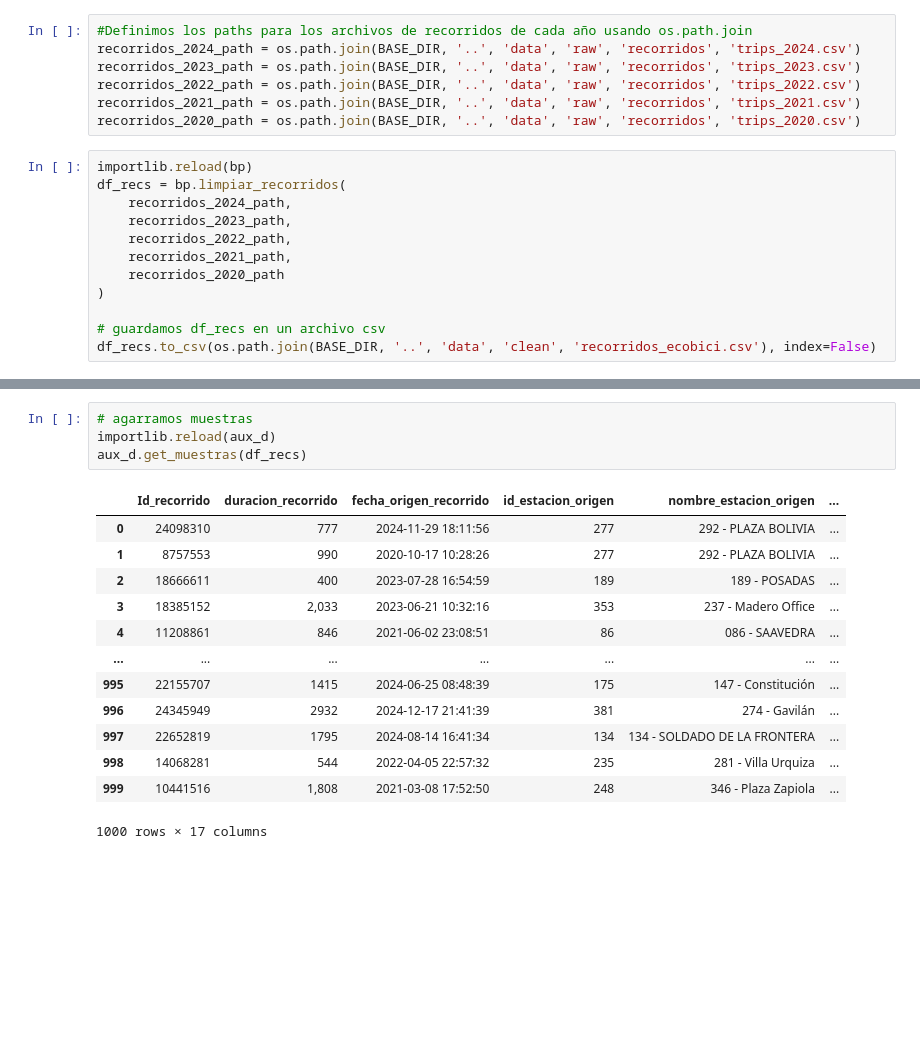
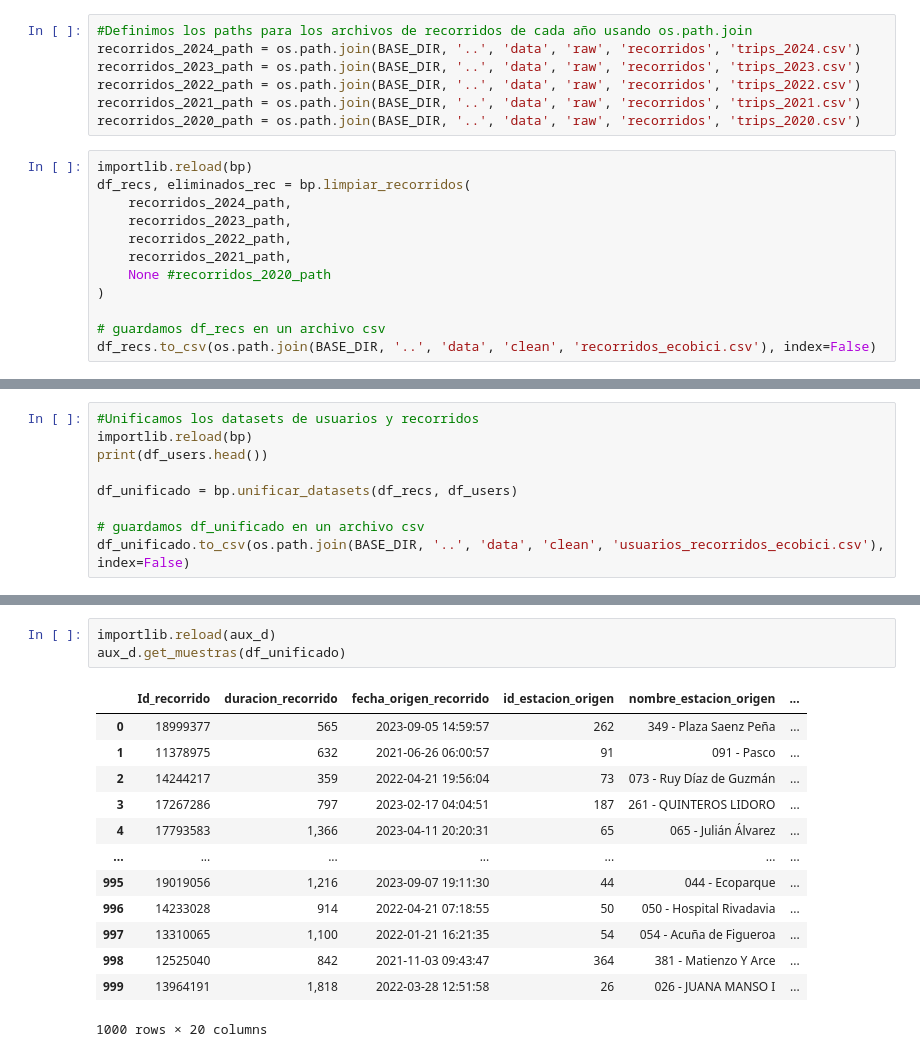
Before and after one commit to castaisa/BA_BICIS_MyC, a Jupyter notebook: src_data/Data_preprocessing.ipynb, the cells around one changed output, grey strips where cells are left out. Saved outputs shown, nothing was run; the diff lists cells and outputs as text; blank space fills up the shorter version.

```diff
--- a/src_data/Data_preprocessing.ipynb
+++ b/src_data/Data_preprocessing.ipynb
@@ -52,12 +52,12 @@ recorridos_2021_path = os.path.join(BASE_DIR, '..', 'data', 'raw', 'recorridos',
 recorridos_2020_path = os.path.join(BASE_DIR, '..', 'data', 'raw', 'recorridos', 'trips_2020.csv')
 # %%
 importlib.reload(bp)
-df_recs = bp.limpiar_recorridos(
+df_recs, eliminados_rec = bp.limpiar_recorridos(
     recorridos_2024_path,
     recorridos_2023_path,
     recorridos_2022_path,
     recorridos_2021_path,
-    recorridos_2020_path
+    None #recorridos_2020_path
 )
 
 # guardamos df_recs en un archivo csv
@@ -64,0 +73,9 @@ df_recs.to_csv(os.path.join(BASE_DIR, '..', 'data', 'clean', 'recorridos_ecobici
+# %%
+#Unificamos los datasets de usuarios y recorridos
+importlib.reload(bp)
+print(df_users.head())
+
+df_unificado = bp.unificar_datasets(df_recs, df_users)
+
+# guardamos df_unificado en un archivo csv
+df_unificado.to_csv(os.path.join(BASE_DIR, '..', 'data', 'clean', 'usuarios_recorridos_ecobici.csv'), index=False)
@@ -65,18 +96,17 @@ df_recs.to_csv(os.path.join(BASE_DIR, '..', 'data', 'clean', 'recorridos_ecobici
 # %%
-# agarramos muestras
 importlib.reload(aux_d)
-aux_d.get_muestras(df_recs)
+aux_d.get_muestras(df_unificado)
 # %% [output]
 |  | Id_recorrido | duracion_recorrido | fecha_origen_recorrido | id_estacion_origen | nombre_estacion_origen | ... |
-| 0 | 24098310 | 777 | 2024-11-29 18:11:56 | 277 | 292 - PLAZA BOLIVIA | ... |
-| 1 | 8757553 | 990 | 2020-10-17 10:28:26 | 277 | 292 - PLAZA BOLIVIA | ... |
-| 2 | 18666611 | 400 | 2023-07-28 16:54:59 | 189 | 189 - POSADAS | ... |
-| 3 | 18385152 | 2,033 | 2023-06-21 10:32:16 | 353 | 237 - Madero Office | ... |
-| 4 | 11208861 | 846 | 2021-06-02 23:08:51 | 86 | 086 - SAAVEDRA | ... |
+| 0 | 18999377 | 565 | 2023-09-05 14:59:57 | 262 | 349 - Plaza Saenz Peña | ... |
+| 1 | 11378975 | 632 | 2021-06-26 06:00:57 | 91 | 091 - Pasco | ... |
+| 2 | 14244217 | 359 | 2022-04-21 19:56:04 | 73 | 073 - Ruy Díaz de Guzmán | ... |
+| 3 | 17267286 | 797 | 2023-02-17 04:04:51 | 187 | 261 - QUINTEROS LIDORO | ... |
+| 4 | 17793583 | 1,366 | 2023-04-11 20:20:31 | 65 | 065 - Julián Álvarez | ... |
 | ... | ... | ... | ... | ... | ... | ... |
-| 995 | 22155707 | 1415 | 2024-06-25 08:48:39 | 175 | 147 - Constitución | ... |
-| 996 | 24345949 | 2932 | 2024-12-17 21:41:39 | 381 | 274 - Gavilán | ... |
-| 997 | 22652819 | 1795 | 2024-08-14 16:41:34 | 134 | 134 - SOLDADO DE LA FRONTERA | ... |
-| 998 | 14068281 | 544 | 2022-04-05 22:57:32 | 235 | 281 - Villa Urquiza | ... |
-| 999 | 10441516 | 1,808 | 2021-03-08 17:52:50 | 248 | 346 - Plaza Zapiola | ... |
+| 995 | 19019056 | 1,216 | 2023-09-07 19:11:30 | 44 | 044 - Ecoparque | ... |
+| 996 | 14233028 | 914 | 2022-04-21 07:18:55 | 50 | 050 - Hospital Rivadavia | ... |
+| 997 | 13310065 | 1,100 | 2022-01-21 16:21:35 | 54 | 054 - Acuña de Figueroa | ... |
+| 998 | 12525040 | 842 | 2021-11-03 09:43:47 | 364 | 381 - Matienzo Y Arce | ... |
+| 999 | 13964191 | 1,818 | 2022-03-28 12:51:58 | 26 | 026 - JUANA MANSO I | ... |
-1000 rows × 17 columns
+1000 rows × 20 columns
```
Also changed, not shown: parts of 2 cells of this notebook.
